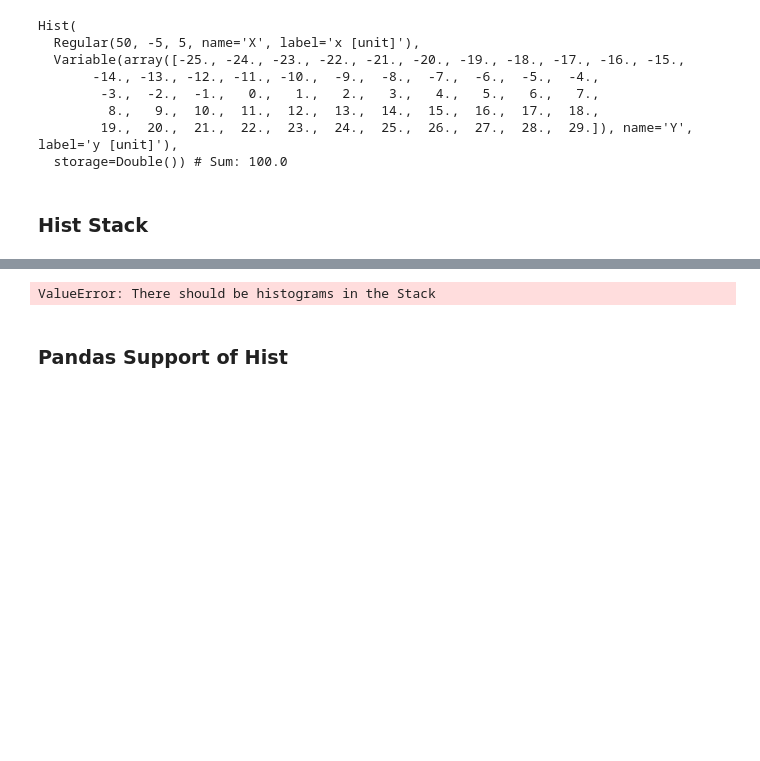
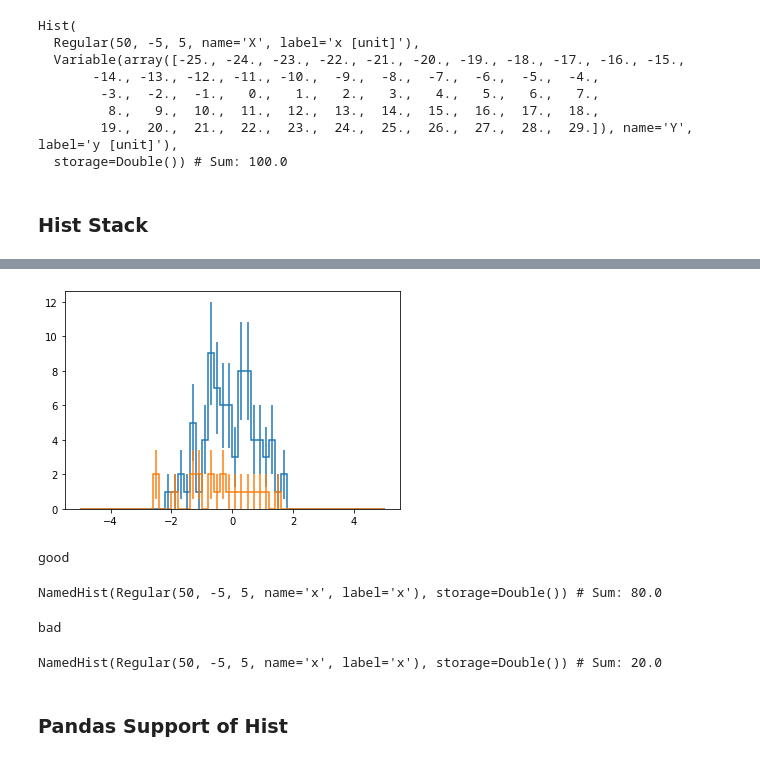
Before and after one commit to henryiii/histogram-tutorial, a Jupyter notebook: talk_2_bhn_hist.ipynb, the cells around one changed output, grey strips where cells are left out. Drawn from its saved outputs; the diff is of its cells as text; code cells hidden in the pictures; blank space fills up the shorter version.

```diff
--- a/talk_2_bhn_hist.ipynb
+++ b/talk_2_bhn_hist.ipynb
@@ -196,11 +196,25 @@ plt.show()
 # %%
-h = Hist.new.Reg(10,0,1, name="x").StrCat(["good", "bad"], name="quality").Double()
+h = NamedHist.new.Reg(50,-5, 5, name="x").StrCat(["good", "bad"], name="quality").Double().fill(
+    x=np.random.randn(100), quality=["good", "good", "good", "good", "bad"]*20
+)
 # Fill with data tagged with quality="good" or "bad"
-stack = h.stack("quality")
-stack[0].name == "good"
-stack[1].name == "bad"
+s = h.stack("quality")
+s.plot(stack=False)
+plt.show()
 # %% [output]
-ValueError: There should be histograms in the Stack
+[figure, added]
+# %%
+print(s[0].name)
+s[0]
+# %% [output]
+good
+NamedHist(Regular(50, -5, 5, name='x', label='x'), storage=Double()) # Sum: 80.0
+# %%
+print(s[1].name)
+s[1]
+# %% [output]
+bad
+NamedHist(Regular(50, -5, 5, name='x', label='x'), storage=Double()) # Sum: 20.0
 # %% [markdown]
 ### Pandas Support of Hist
 # %%
```
Also changed, not shown: parts of 6 cells of this notebook.
